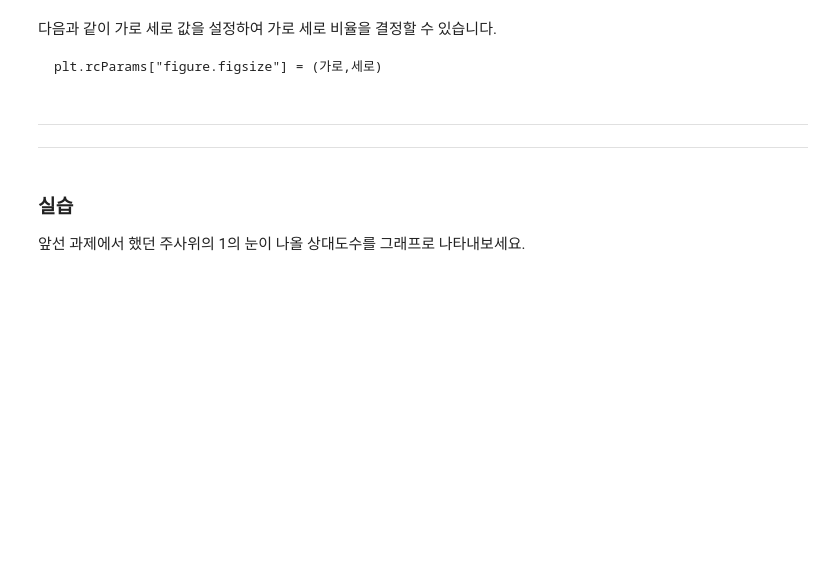
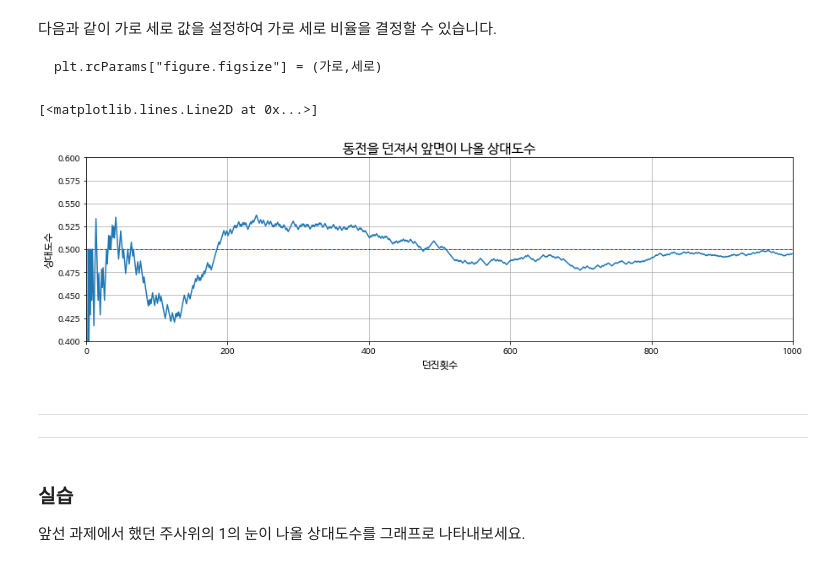
Before and after one commit to hwanys2/AI-math, a Jupyter notebook: 1.파이썬기본기능/1_3_Matplotlib그래프그리기.ipynb, the cells around one changed output. Cells and saved outputs as stored; diff of their text form; code cells hidden in the pictures; blank space fills up the shorter version.

````diff
--- a/1.파이썬기본기능/1_3_Matplotlib그래프그리기.ipynb
+++ b/1.파이썬기본기능/1_3_Matplotlib그래프그리기.ipynb
@@ -175,14 +228,17 @@ plt.rcParams["figure.figsize"] = (가로,세로)
 ```
 # %%
 # 그래프 크기 변경하기
+plt.rcParams["figure.figsize"] = (15,4)
 plt.title("동전을 던져서 앞면이 나올 상대도수", fontsize=16)
 plt.xlabel("던진횟수", fontsize=12)
 plt.ylabel("상대도수", fontsize=12)
 plt.axhline(0.5, color='red', linestyle='--', linewidth='1')
 plt.axis([0, 1000, 0.4, 0.6])
 plt.grid(True)
-plt.rcParams["figure.figsize"] = (6,4)
 plt.plot(상대도수)
+# %% [output]
+[<matplotlib.lines.Line2D at 0x...>]
+[figure, added]
 # %% [markdown]
 
 
````
Also changed, not shown: parts of 13 cells of this notebook.
